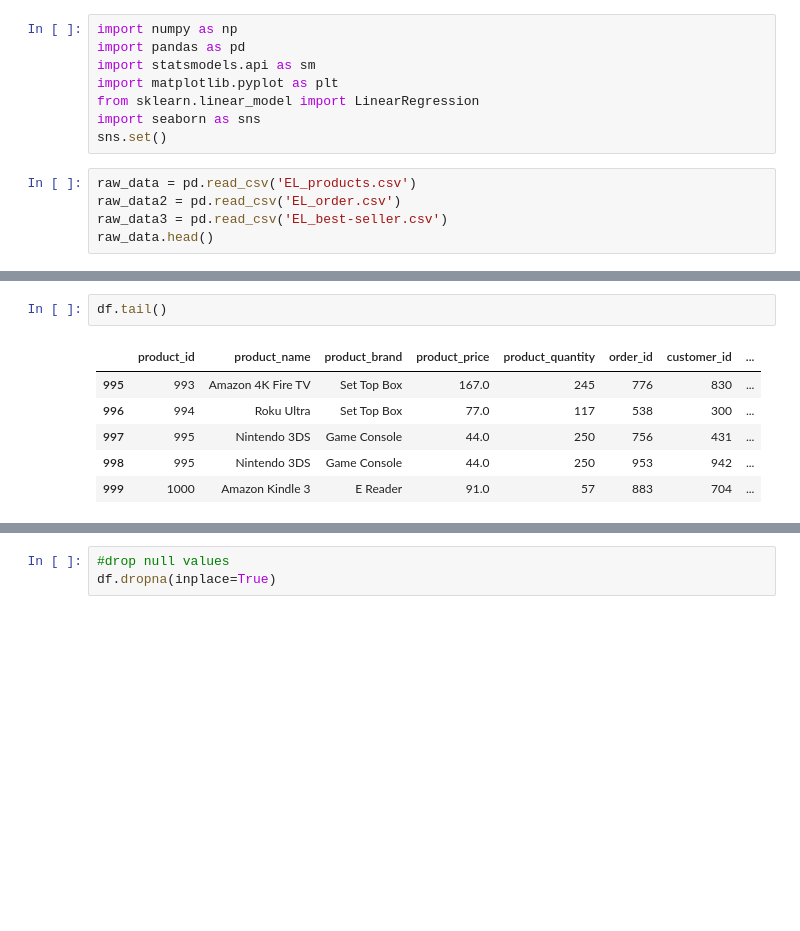
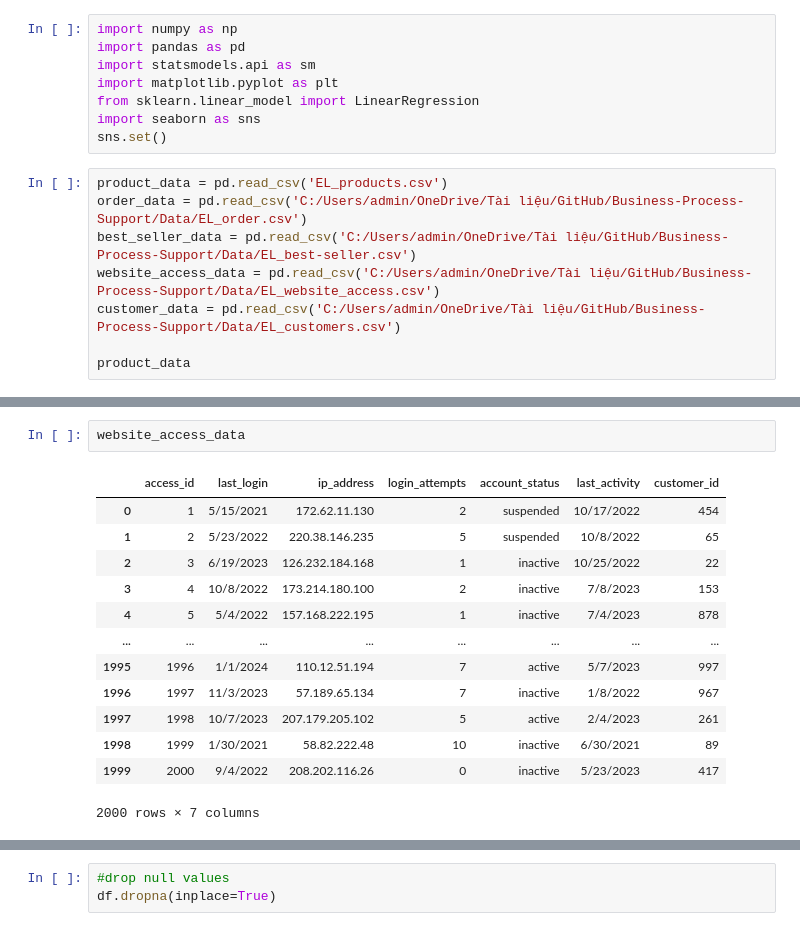
Before and after one commit to Theanh9323/Business-Process-Support, a Jupyter notebook: Code/ASM2PYTHON.ipynb, the cells around one changed output, grey strips where cells are left out. Saved outputs shown, nothing was run; the diff lists cells and outputs as text; blank space fills up the shorter version.

```diff
--- a/Code/ASM2PYTHON.ipynb
+++ b/Code/ASM2PYTHON.ipynb
@@ -7,8 +7,11 @@ from sklearn.linear_model import LinearRegression
 import seaborn as sns
 sns.set()
 # %%
-raw_data = pd.read_csv('EL_products.csv')
-raw_data2 = pd.read_csv('EL_order.csv')
-raw_data3 = pd.read_csv('EL_best-seller.csv')
-raw_data.head()
+product_data = pd.read_csv('EL_products.csv')
+order_data = pd.read_csv('C:/Users/admin/OneDrive/Tài liệu/GitHub/Business-Process-Support/Data/EL_order.csv')
+best_seller_data = pd.read_csv('C:/Users/admin/OneDrive/Tài liệu/GitHub/Business-Process-Support/Data/EL_best-seller.csv')
+website_access_data = pd.read_csv('C:/Users/admin/OneDrive/Tài liệu/GitHub/Business-Process-Support/Data/EL_website_access.csv')
+customer_data = pd.read_csv('C:/Users/admin/OneDrive/Tài liệu/GitHub/Business-Process-Support/Data/EL_customers.csv')
+
+product_data
 # %% [output]
@@ -32,10 +63,17 @@ df.head()
 # %%
-df.tail()
+website_access_data
 # %% [output]
-|  | product_id | product_name | product_brand | product_price | product_quantity | order_id | customer_id | ... |
-| 995 | 993 | Amazon 4K Fire TV | Set Top Box | 167.0 | 245 | 776 | 830 | ... |
-| 996 | 994 | Roku Ultra | Set Top Box | 77.0 | 117 | 538 | 300 | ... |
-| 997 | 995 | Nintendo 3DS | Game Console | 44.0 | 250 | 756 | 431 | ... |
-| 998 | 995 | Nintendo 3DS | Game Console | 44.0 | 250 | 953 | 942 | ... |
-| 999 | 1000 | Amazon Kindle 3 | E Reader | 91.0 | 57 | 883 | 704 | ... |
+|  | access_id | last_login | ip_address | login_attempts | account_status | last_activity | customer_id |
+| 0 | 1 | 5/15/2021 | 172.62.11.130 | 2 | suspended | 10/17/2022 | 454 |
+| 1 | 2 | 5/23/2022 | 220.38.146.235 | 5 | suspended | 10/8/2022 | 65 |
+| 2 | 3 | 6/19/2023 | 126.232.184.168 | 1 | inactive | 10/25/2022 | 22 |
+| 3 | 4 | 10/8/2022 | 173.214.180.100 | 2 | inactive | 7/8/2023 | 153 |
+| 4 | 5 | 5/4/2022 | 157.168.222.195 | 1 | inactive | 7/4/2023 | 878 |
+| ... | ... | ... | ... | ... | ... | ... | ... |
+| 1995 | 1996 | 1/1/2024 | 110.12.51.194 | 7 | active | 5/7/2023 | 997 |
+| 1996 | 1997 | 11/3/2023 | 57.189.65.134 | 7 | inactive | 1/8/2022 | 967 |
+| 1997 | 1998 | 10/7/2023 | 207.179.205.102 | 5 | active | 2/4/2023 | 261 |
+| 1998 | 1999 | 1/30/2021 | 58.82.222.48 | 10 | inactive | 6/30/2021 | 89 |
+| 1999 | 2000 | 9/4/2022 | 208.202.116.26 | 0 | inactive | 5/23/2023 | 417 |
+2000 rows × 7 columns
 # %%
```
Also changed, not shown: parts of 21 cells of this notebook.
